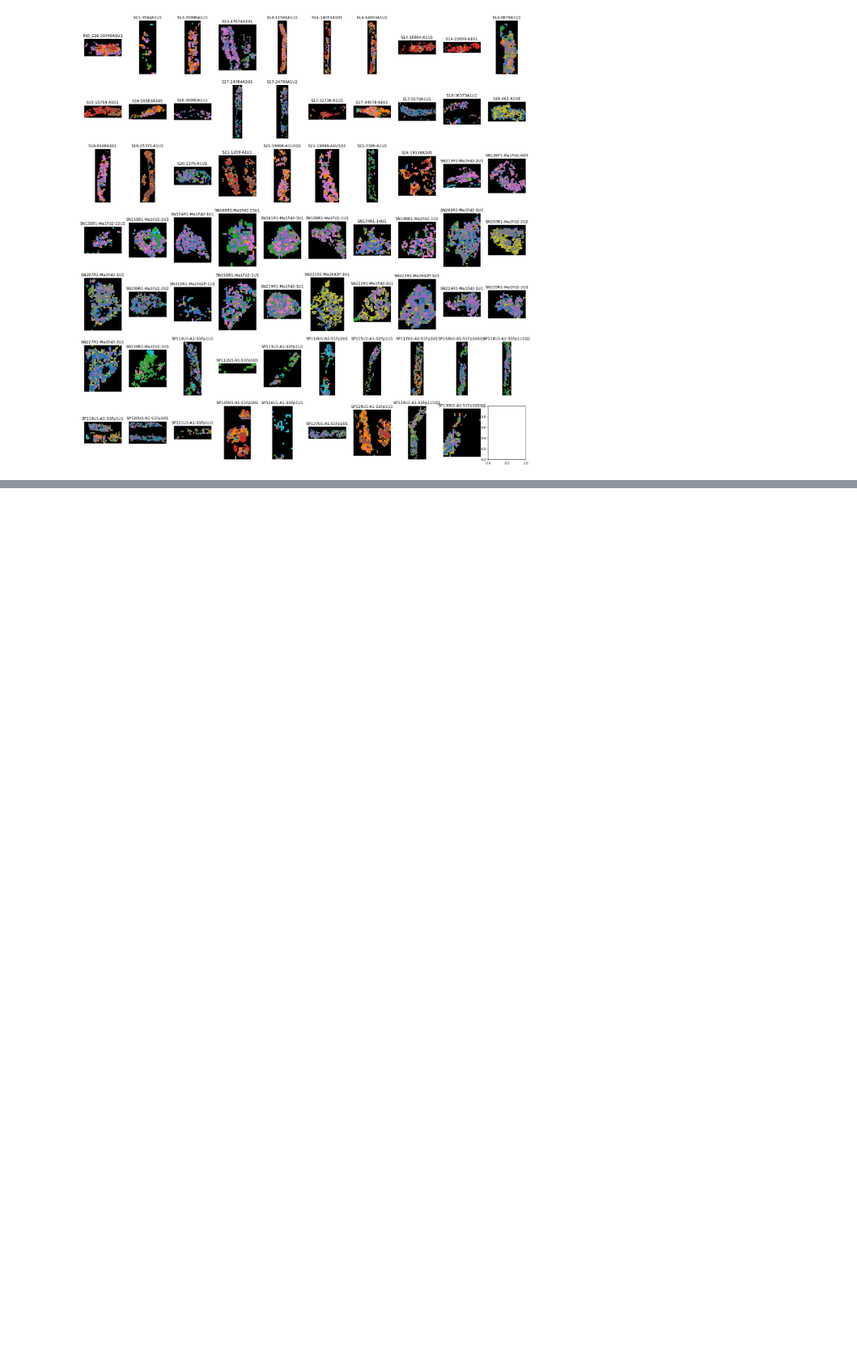
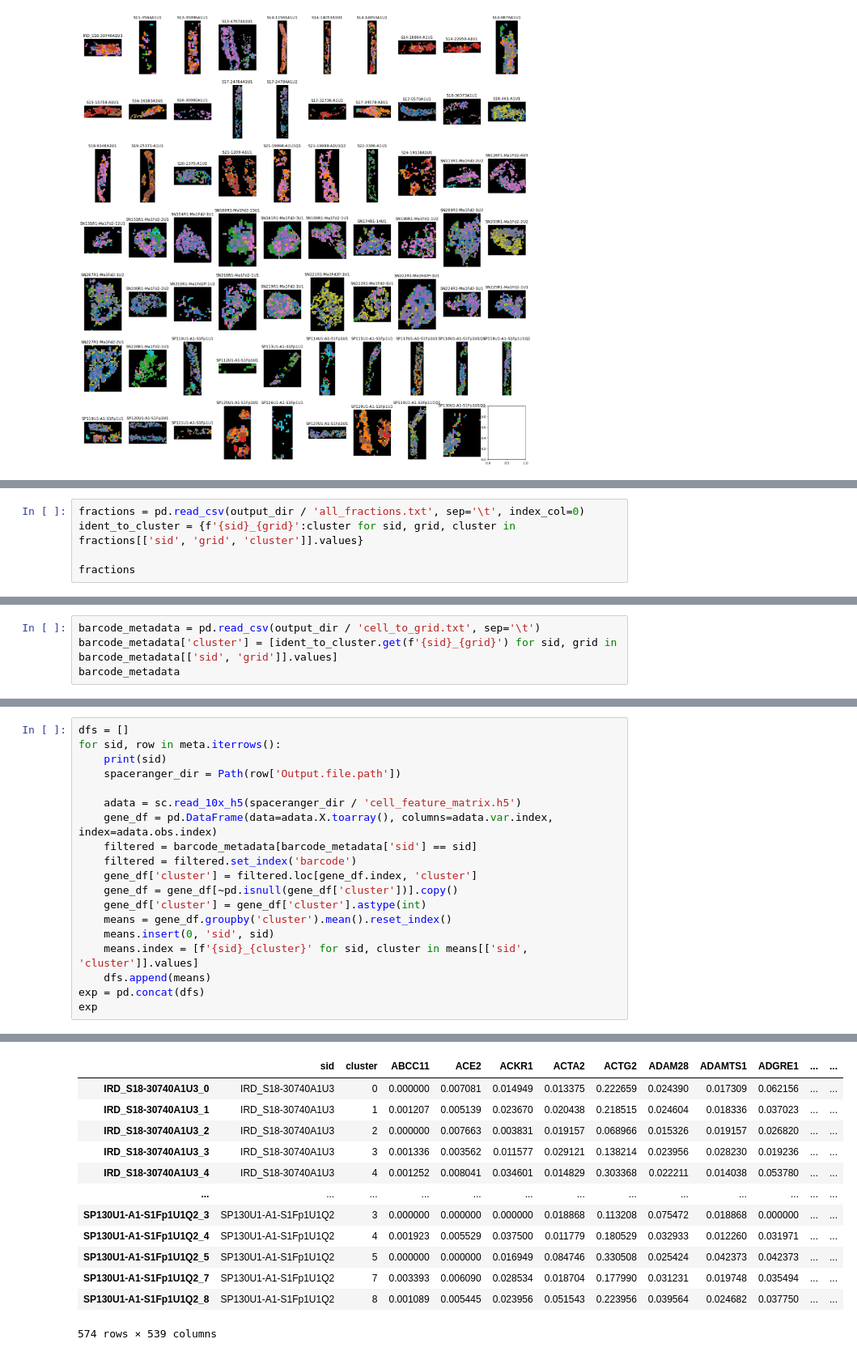
Before and after one commit to ding-lab/ding-lab-spatial, a Jupyter notebook: notebooks/cell_type_grid_analysis_for_julia.ipynb, the cells around one changed output, grey strips where cells are left out. Shown at 81% size. Cells and saved outputs as stored; diff of their text form; blank space fills up the shorter version.

```diff
--- a/notebooks/cell_type_grid_analysis_for_julia.ipynb
+++ b/notebooks/cell_type_grid_analysis_for_julia.ipynb
@@ -443,0 +516,5 @@ plt.savefig(output_dir / 'clusters.svg')
+# %%
+fractions = pd.read_csv(output_dir / 'all_fractions.txt', sep='\t', index_col=0)
+ident_to_cluster = {f'{sid}_{grid}':cluster for sid, grid, cluster in fractions[['sid', 'grid', 'cluster']].values}
+
+fractions
@@ -443,0 +535,4 @@ plt.savefig(output_dir / 'clusters.svg')
+# %%
+barcode_metadata = pd.read_csv(output_dir / 'cell_to_grid.txt', sep='\t')
+barcode_metadata['cluster'] = [ident_to_cluster.get(f'{sid}_{grid}') for sid, grid in barcode_metadata[['sid', 'grid']].values]
+barcode_metadata
@@ -443,0 +553,20 @@ plt.savefig(output_dir / 'clusters.svg')
+# %%
+dfs = []
+for sid, row in meta.iterrows():
+    print(sid)
+    spaceranger_dir = Path(row['Output.file.path'])
+
+    adata = sc.read_10x_h5(spaceranger_dir / 'cell_feature_matrix.h5')
+    gene_df = pd.DataFrame(data=adata.X.toarray(), columns=adata.var.index, index=adata.obs.index)
+    filtered = barcode_metadata[barcode_metadata['sid'] == sid]
+    filtered = filtered.set_index('barcode')
+    gene_df['cluster'] = filtered.loc[gene_df.index, 'cluster']
+    gene_df = gene_df[~pd.isnull(gene_df['cluster'])].copy()
+    gene_df['cluster'] = gene_df['cluster'].astype(int)
+    means = gene_df.groupby('cluster').mean().reset_index()
+    means.insert(0, 'sid', sid)
+    means.index = [f'{sid}_{cluster}' for sid, cluster in means[['sid', 'cluster']].values]
+    dfs.append(means)
+exp = pd.concat(dfs)
+exp
+# %% [output]
@@ -443,0 +590,13 @@ plt.savefig(output_dir / 'clusters.svg')
+|  | sid | cluster | ABCC11 | ACE2 | ACKR1 | ACTA2 | ACTG2 | ADAM28 | ADAMTS1 | ADGRE1 | ... | ... |
+| IRD_S18-30740A1U3_0 | IRD_S18-30740A1U3 | 0 | 0.000000 | 0.007081 | 0.014949 | 0.013375 | 0.222659 | 0.024390 | 0.017309 | 0.062156 | ... | ... |
+| IRD_S18-30740A1U3_1 | IRD_S18-30740A1U3 | 1 | 0.001207 | 0.005139 | 0.023670 | 0.020438 | 0.218515 | 0.024604 | 0.018336 | 0.037023 | ... | ... |
+| IRD_S18-30740A1U3_2 | IRD_S18-30740A1U3 | 2 | 0.000000 | 0.007663 | 0.003831 | 0.019157 | 0.068966 | 0.015326 | 0.019157 | 0.026820 | ... | ... |
+| IRD_S18-30740A1U3_3 | IRD_S18-30740A1U3 | 3 | 0.001336 | 0.003562 | 0.011577 | 0.029121 | 0.138214 | 0.023956 | 0.028230 | 0.019236 | ... | ... |
+| IRD_S18-30740A1U3_4 | IRD_S18-30740A1U3 | 4 | 0.001252 | 0.008041 | 0.034601 | 0.014829 | 0.303368 | 0.022211 | 0.014038 | 0.053780 | ... | ... |
+| ... | ... | ... | ... | ... | ... | ... | ... | ... | ... | ... | ... | ... |
+| SP130U1-A1-S1Fp1U1Q2_3 | SP130U1-A1-S1Fp1U1Q2 | 3 | 0.000000 | 0.000000 | 0.000000 | 0.018868 | 0.113208 | 0.075472 | 0.018868 | 0.000000 | ... | ... |
+| SP130U1-A1-S1Fp1U1Q2_4 | SP130U1-A1-S1Fp1U1Q2 | 4 | 0.001923 | 0.005529 | 0.037500 | 0.011779 | 0.180529 | 0.032933 | 0.012260 | 0.031971 | ... | ... |
+| SP130U1-A1-S1Fp1U1Q2_5 | SP130U1-A1-S1Fp1U1Q2 | 5 | 0.000000 | 0.000000 | 0.016949 | 0.084746 | 0.330508 | 0.025424 | 0.042373 | 0.042373 | ... | ... |
+| SP130U1-A1-S1Fp1U1Q2_7 | SP130U1-A1-S1Fp1U1Q2 | 7 | 0.003393 | 0.006090 | 0.028534 | 0.018704 | 0.177990 | 0.031231 | 0.019748 | 0.035494 | ... | ... |
+| SP130U1-A1-S1Fp1U1Q2_8 | SP130U1-A1-S1Fp1U1Q2 | 8 | 0.001089 | 0.005445 | 0.023956 | 0.051543 | 0.223956 | 0.039564 | 0.024682 | 0.037750 | ... | ... |
+574 rows × 539 columns
```
Also changed, not shown: parts of 11 cells of this notebook.
